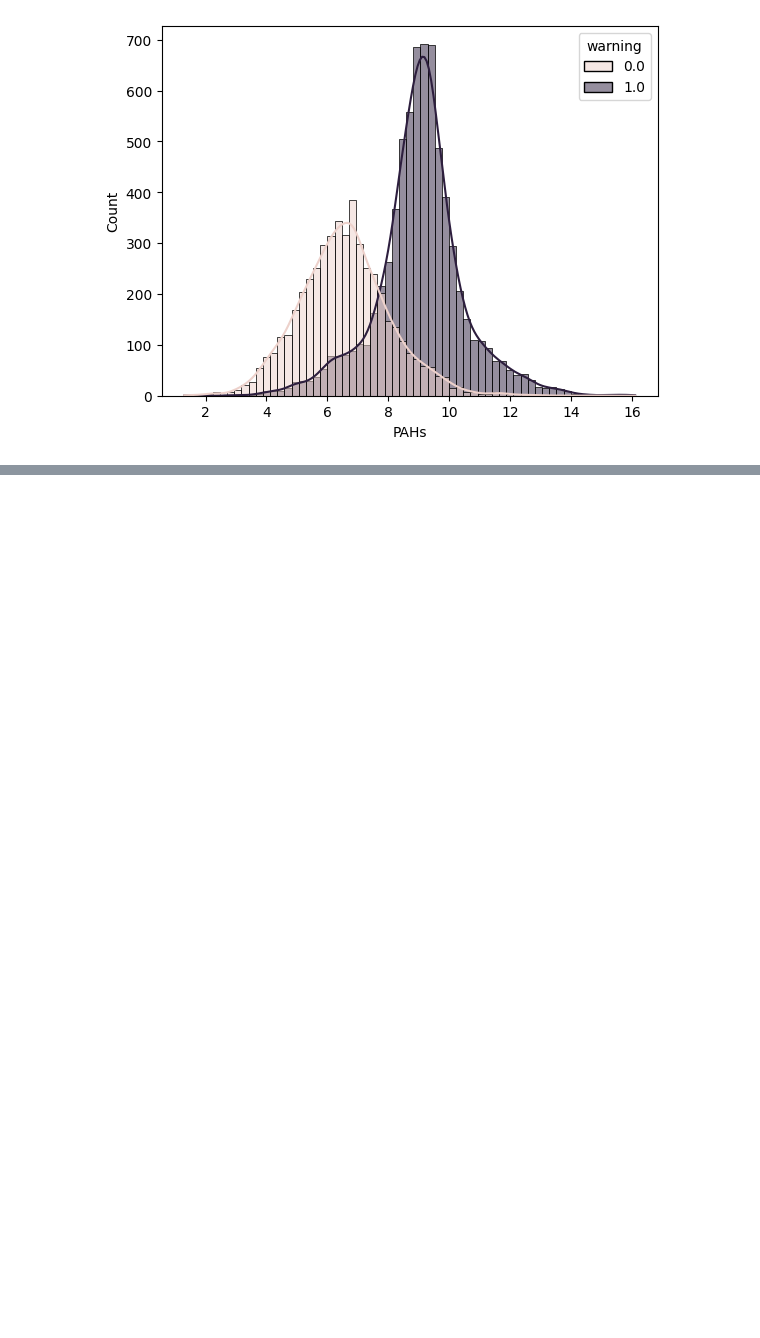
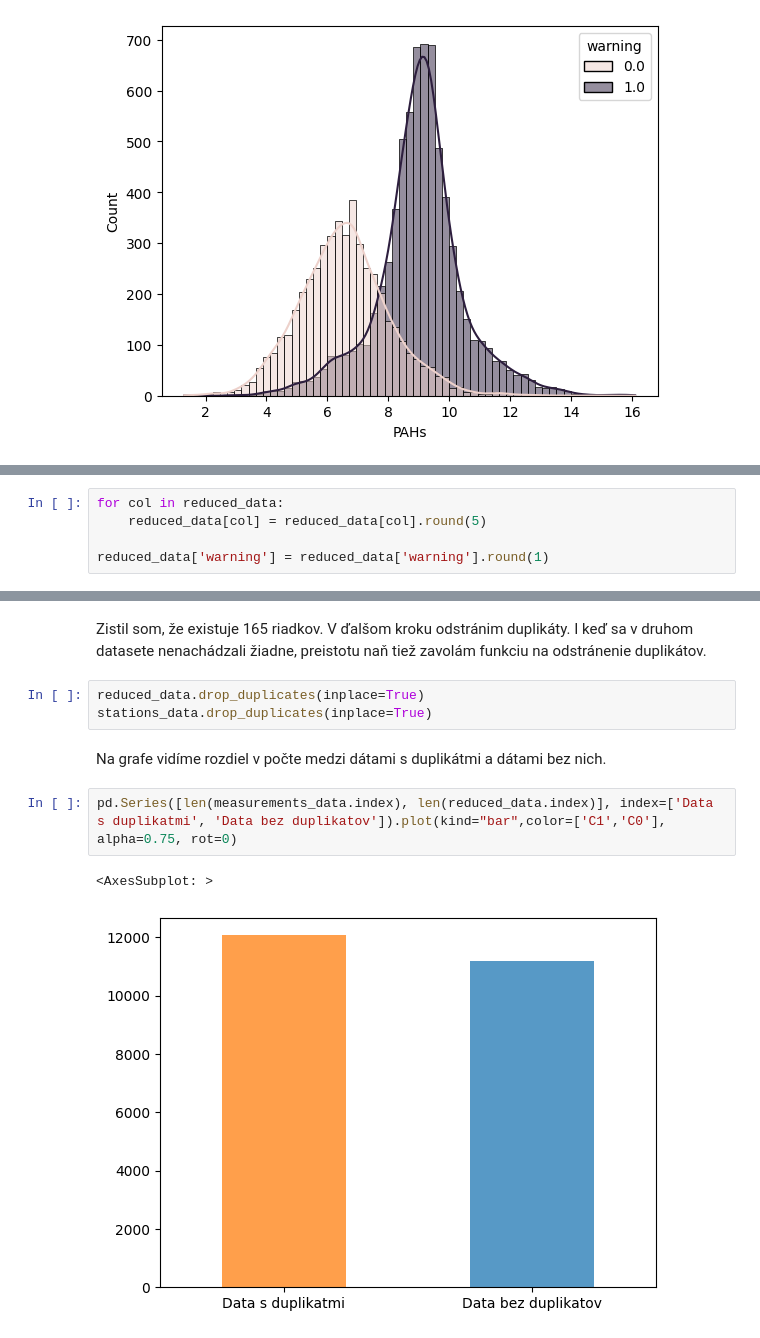
Before and after one commit to berny-29/IAU, a Jupyter notebook: Project.ipynb, the cells around one changed output, grey strips where cells are left out. Cells and saved outputs as stored; diff of their text form; blank space fills up the shorter version.

```diff
--- a/Project.ipynb
+++ b/Project.ipynb
@@ -179,0 +208,5 @@ for col in stations_data:
+# %%
+for col in reduced_data:
+    reduced_data[col] = reduced_data[col].round(5)
+
+reduced_data['warning'] = reduced_data['warning'].round(1)
@@ -179,0 +270,12 @@ for col in stations_data:
+# %% [markdown]
+Zistil som, že existuje 165 riadkov. V ďalšom kroku odstránim duplikáty. I keď sa v druhom datasete nenachádzali žiadne, preistotu naň tiež zavolám funkciu na odstránenie duplikátov.
+# %%
+reduced_data.drop_duplicates(inplace=True)
+stations_data.drop_duplicates(inplace=True)
+# %% [markdown]
+Na grafe vidíme rozdiel v počte medzi dátami s duplikátmi a dátami bez nich.
+# %%
+pd.Series([len(measurements_data.index), len(reduced_data.index)], index=['Data s duplikatmi', 'Data bez duplikatov']).plot(kind="bar",color=['C1','C0'], alpha=0.75, rot=0)
+# %% [output]
+<AxesSubplot: >
+[figure, added]
```
Also changed, not shown: parts of 33 cells of this notebook.
